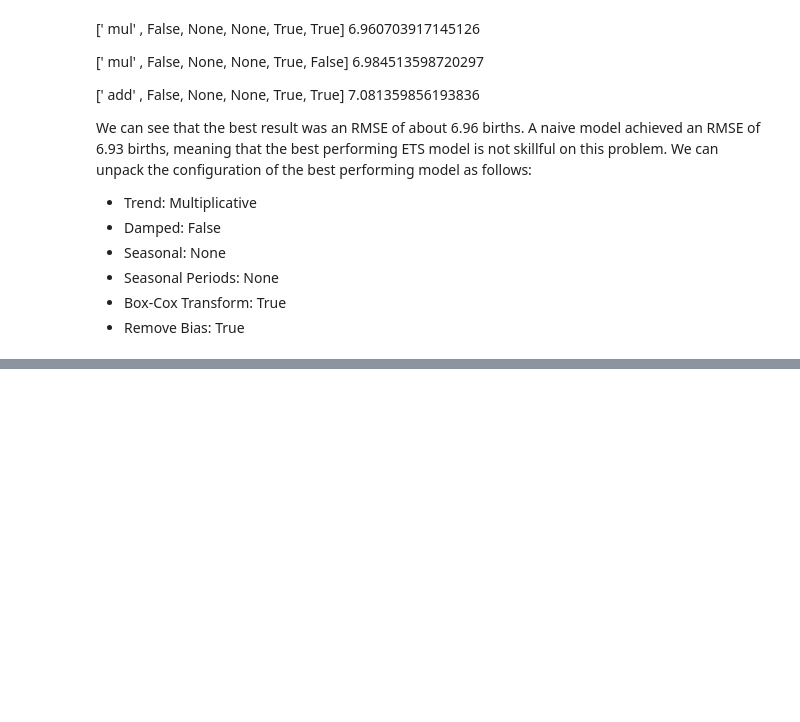
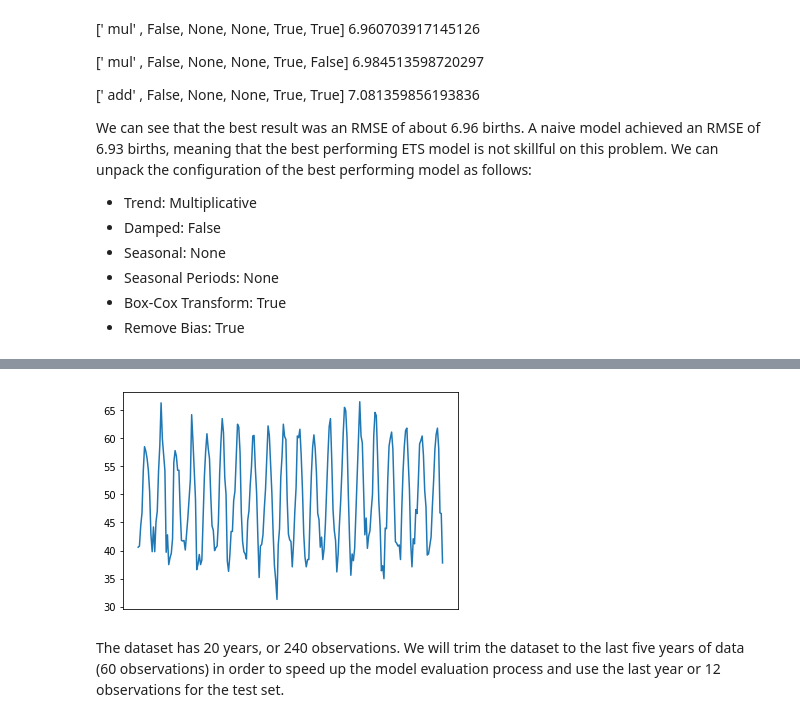
Before and after one commit to winglokhouse/neural-network, a Jupyter notebook: part4-univariate/Ch 12 Develop ETS Models for Univariate Forecasting.ipynb, the cells around one changed output, grey strips where cells are left out. Cells and saved outputs as stored; diff of their text form; code cells hidden in the pictures; blank space fills up the shorter version.

Commit message:
8/11/2019 Ch 12 ETS model for No Trend completed

```diff
--- a/part4-univariate/Ch 12 Develop ETS Models for Univariate Forecasting.ipynb
+++ b/part4-univariate/Ch 12 Develop ETS Models for Univariate Forecasting.ipynb
@@ -204,0 +271,6 @@ an RMSE of 6.93 births, meaning that the best performing ETS model is not skillf
+# %%
+url = 'https://raw.githubusercontent.com/jbrownlee/Datasets/master/monthly-mean-temp.csv'
+# %%
+df = pd.read_csv(url, header=0, index_col=0)
+print(df.info())
+print(df.tail(5))
@@ -204,0 +292,8 @@ an RMSE of 6.93 births, meaning that the best performing ETS model is not skillf
+# %%
+pyplot.plot(df)
+pyplot.xticks([])
+pyplot.show()
+# %% [output]
+[figure, added]
+# %% [markdown]
+The dataset has 20 years, or 240 observations. We will trim the dataset to the last five years of data (60 observations) in order to speed up the model evaluation process and use the last year or 12 observations for the test set.
```
Also changed, not shown: parts of 24 cells of this notebook.
